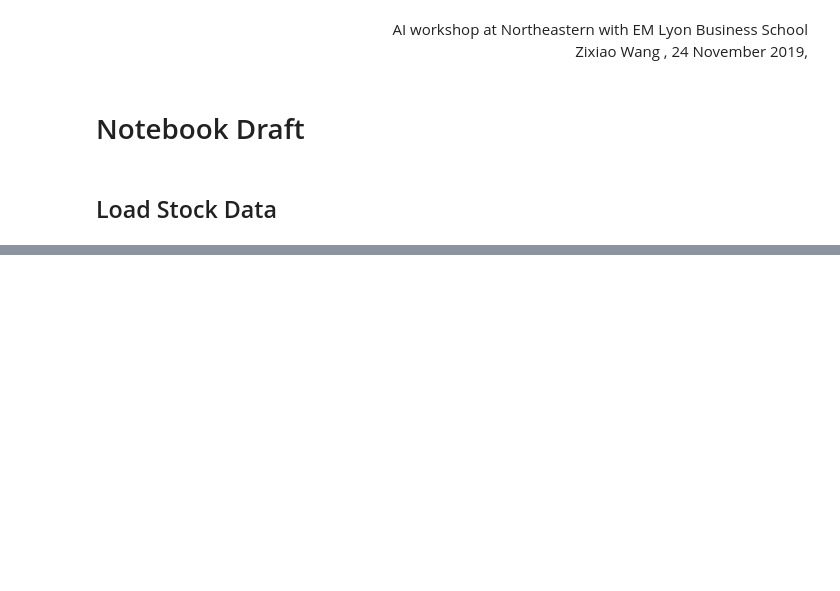
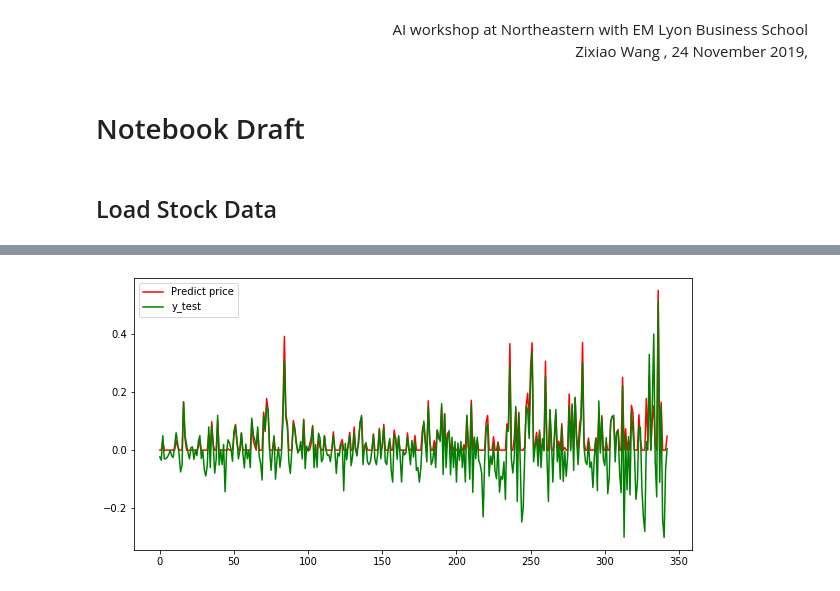
Before and after one commit to Brickea/AIWorkShop, a Jupyter notebook: TensorflowRL/Notebook Draft.ipynb, the cells around one changed output, grey strips where cells are left out. Cells and saved outputs as stored; diff of their text form; code cells hidden in the pictures; blank space fills up the shorter version.

```diff
--- a/TensorflowRL/Notebook Draft.ipynb
+++ b/TensorflowRL/Notebook Draft.ipynb
@@ -113,0 +210,11 @@ for i in range(num_episodes):
+# %%
+# DLmodel.add(
+#     Dense(
+#         units = 1,
+#         kernel_initializer = 'uniform',
+#         activation = 'sigmoid'))
+DLmodel.add(
+    Dense(
+        units = 1,
+        kernel_initializer = 'uniform',
+        activation = 'relu'))
@@ -113,0 +223,2 @@ for i in range(num_episodes):
+# %%
+DLmodel.compile(optimizer = 'adam', loss = 'mean_squared_error', metrics = ['accuracy'])
@@ -113,0 +235,2 @@ for i in range(num_episodes):
+# %%
+DLmodel.fit(X_train, y_train, batch_size = 10, epochs = 100)
@@ -113,0 +258,2 @@ for i in range(num_episodes):
+# %%
+y_pred = DLmodel.predict(X_test)
@@ -113,0 +280,9 @@ for i in range(num_episodes):
+# %%
+import matplotlib.pyplot as plt
+plt.figure(figsize=(10,5))
+plt.plot(y_pred, color='r', label='Predict price')
+plt.plot(y_test.tolist(), color='g', label='y_test')
+plt.legend()
+plt.show()
+# %% [output]
+[figure, added]
```
Also changed, not shown: parts of 37 cells of this notebook, 1 other file.
